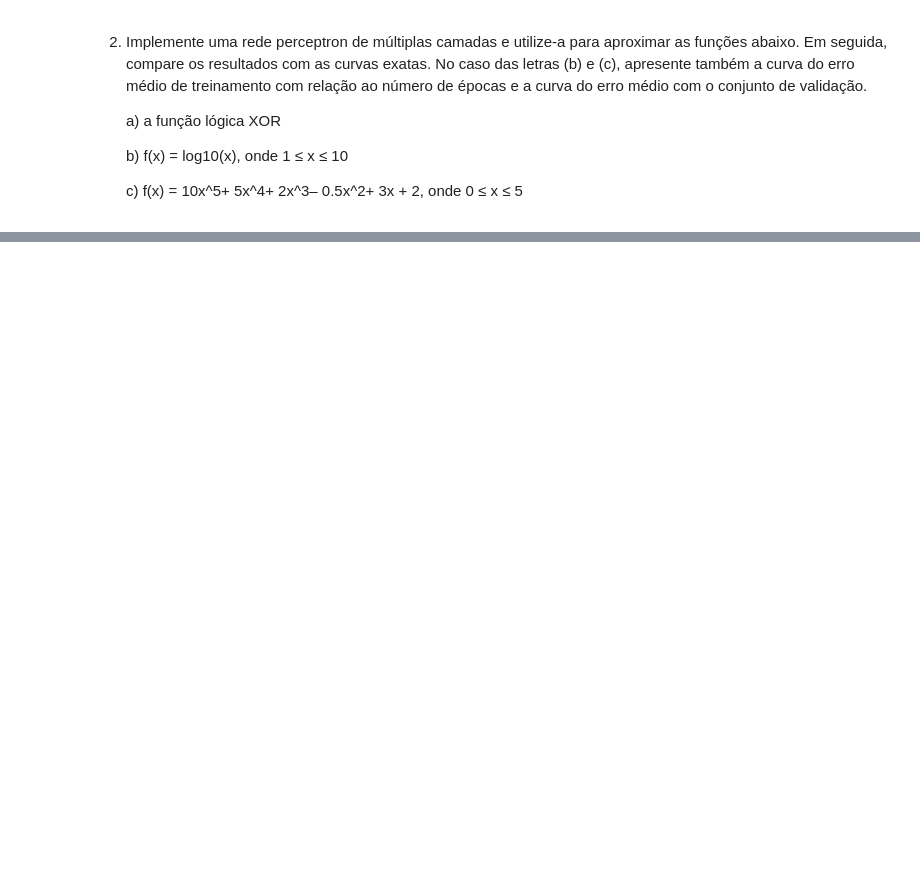
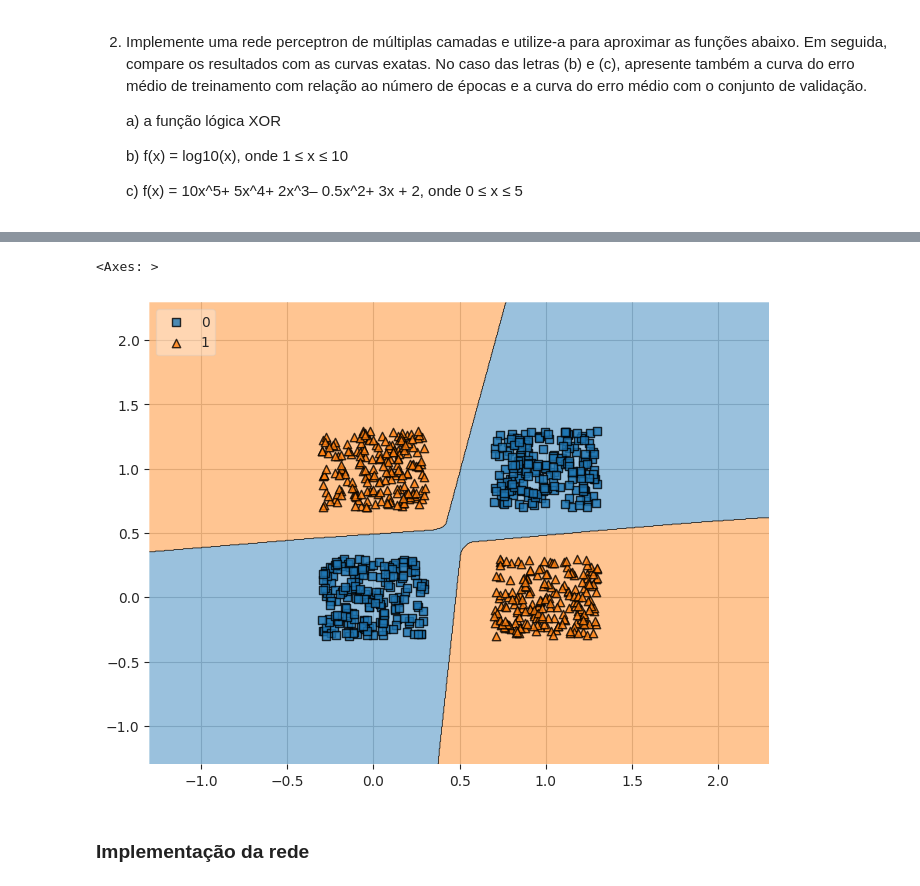
Before and after one commit to gregorylira/Deep-Learning-Mestrado, a Jupyter notebook: Atividade 1/main.ipynb, the cells around one changed output, grey strips where cells are left out. Drawn from its saved outputs; the diff is of its cells as text; code cells hidden in the pictures; blank space fills up the shorter version.

```diff
--- a/Atividade 1/main.ipynb
+++ b/Atividade 1/main.ipynb
@@ -550,0 +323,6 @@ X_test[0]
+# %%
+model = MLPClassifier(max_iter=1000)
+model.fit(X_train,y_train)
+y_pred = model.predict(X_test)
+
+print(classification_report(y_test,y_pred))
@@ -550,0 +338,9 @@ X_test[0]
+# %%
+fig = plt.figure(figsize=(8,6))
+ax = fig.add_subplot(111)
+plot_decision_regions(X=new_df[['One','Two']].values, y=new_df['Class'].ravel().astype(np.int_), clf=model, legend=2)
+# %% [output]
+<Axes: >
+[figure, added]
+# %% [markdown]
+### Implementação da rede
```
Also changed, not shown: parts of 156 cells of this notebook.
